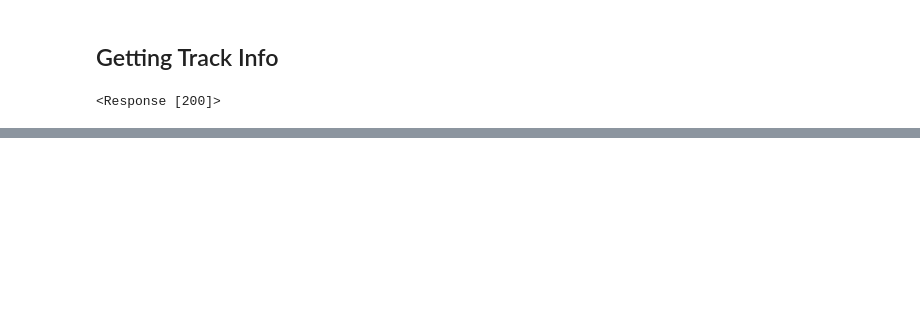
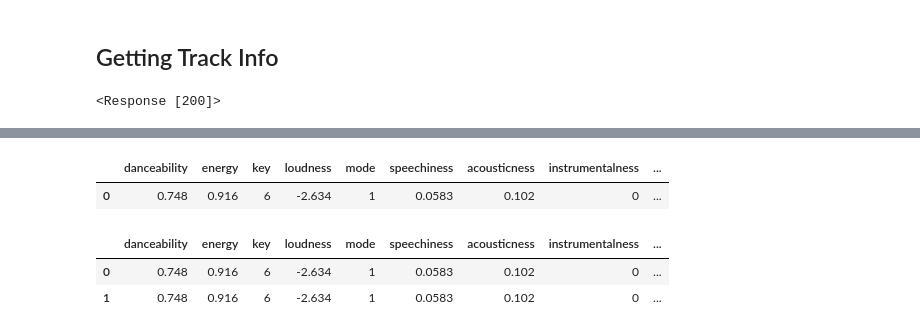
Before and after one commit to zgrayblue/artipy, a Jupyter notebook: spotify_api.ipynb, the cells around one changed output, grey strips where cells are left out. Cells and saved outputs as stored; diff of their text form; code cells hidden in the pictures; blank space fills up the shorter version.

```diff
--- a/spotify_api.ipynb
+++ b/spotify_api.ipynb
@@ -130,0 +427,9 @@ myjson
+# %%
+root = 'https://api.spotify.com/v1'
+id = '6f807x0ima9a1j3VPbc7VN'
+endpoint = f'/audio-features/{id}'
+
+headers = {"Authorization": 'Bearer '+ access_token}
+
+r = requests.get(root + endpoint, headers = headers)
+r
@@ -130,0 +460,13 @@ myjson
+# %%
+df = pd.DataFrame.from_dict(myjson, orient='index').T
+# %%
+df
+# %% [output]
+|  | danceability | energy | key | loudness | mode | speechiness | acousticness | instrumentalness | ... |
+| 0 | 0.748 | 0.916 | 6 | -2.634 | 1 | 0.0583 | 0.102 | 0 | ... |
+# %%
+pd.concat([df.T, df2.T], ignore_index = True)
+# %% [output]
+|  | danceability | energy | key | loudness | mode | speechiness | acousticness | instrumentalness | ... |
+| 0 | 0.748 | 0.916 | 6 | -2.634 | 1 | 0.0583 | 0.102 | 0 | ... |
+| 1 | 0.748 | 0.916 | 6 | -2.634 | 1 | 0.0583 | 0.102 | 0 | ... |
```
Also changed, not shown: parts of 50 cells of this notebook, 2 other files.
